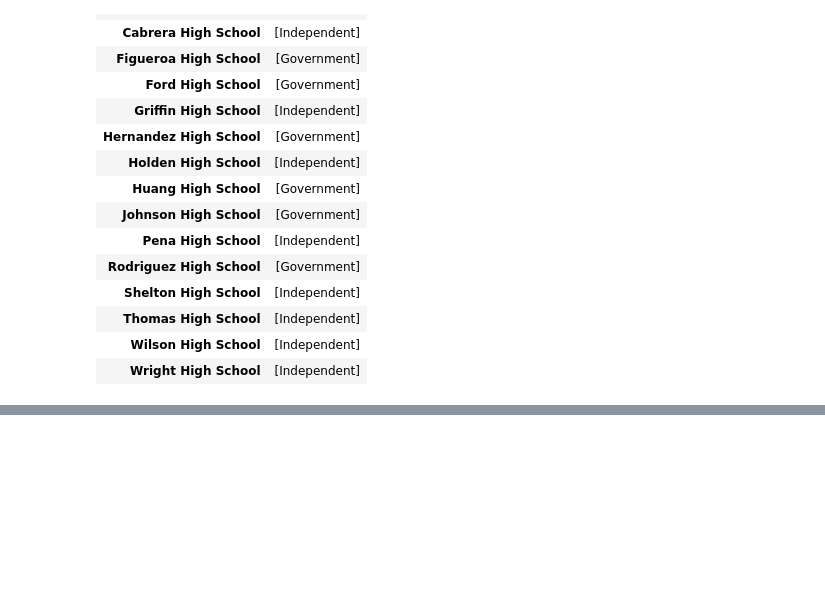
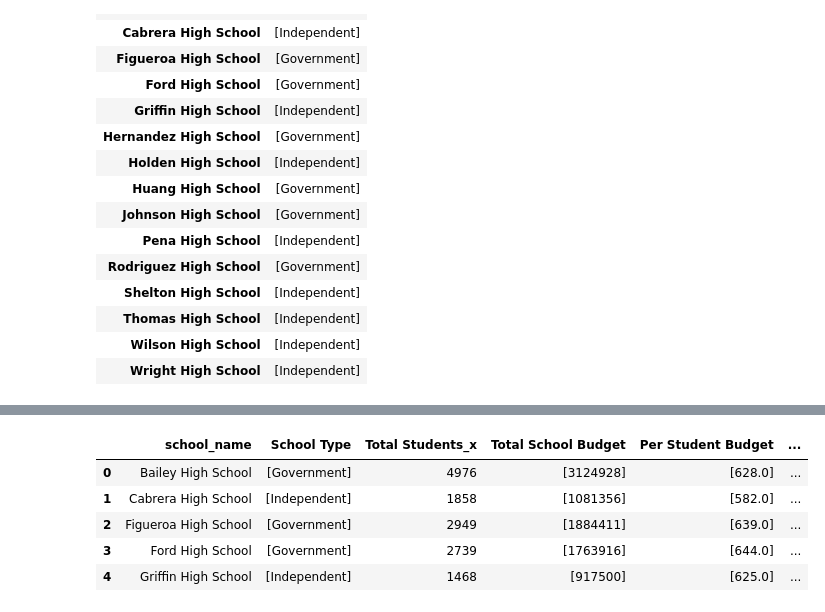
Before and after one commit to shanCH3n/pandas-challenge, a Jupyter notebook: PyCitySchools_MAIN.ipynb, the cells around one changed output, grey strips where cells are left out. Saved outputs shown, nothing was run; the diff lists cells and outputs as text; code cells hidden in the pictures; blank space fills up the shorter version.

```diff
--- a/PyCitySchools_MAIN.ipynb
+++ b/PyCitySchools_MAIN.ipynb
@@ -537,0 +598,14 @@ school_students_scores.head()
+# %%
+#Retain and reorganise columns of interest.
+
+penu_summary2 = penu_summary[["school_name",'School Type','Total Students_x','Total School Budget','Per Student Budget',
+                              'Average Maths Score','Average Reading Score',
+                              '% Passing Maths','% Passing Reading','% Passing Overall']]
+penu_summary2.head()
+# %% [output]
+|  | school_name | School Type | Total Students_x | Total School Budget | Per Student Budget | ... |
+| 0 | Bailey High School | [Government] | 4976 | [3124928] | [628.0] | ... |
+| 1 | Cabrera High School | [Independent] | 1858 | [1081356] | [582.0] | ... |
+| 2 | Figueroa High School | [Government] | 2949 | [1884411] | [639.0] | ... |
+| 3 | Ford High School | [Government] | 2739 | [1763916] | [644.0] | ... |
+| 4 | Griffin High School | [Independent] | 1468 | [917500] | [625.0] | ... |
```
Also changed, not shown: parts of 9 cells of this notebook.
